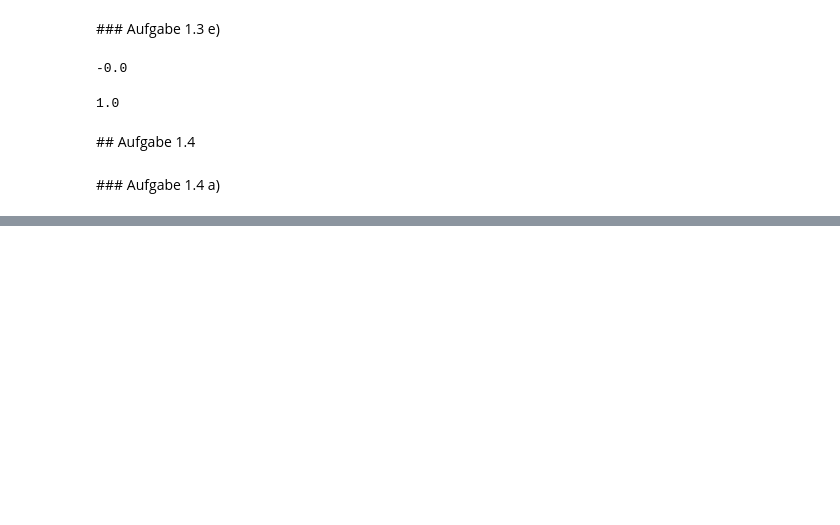
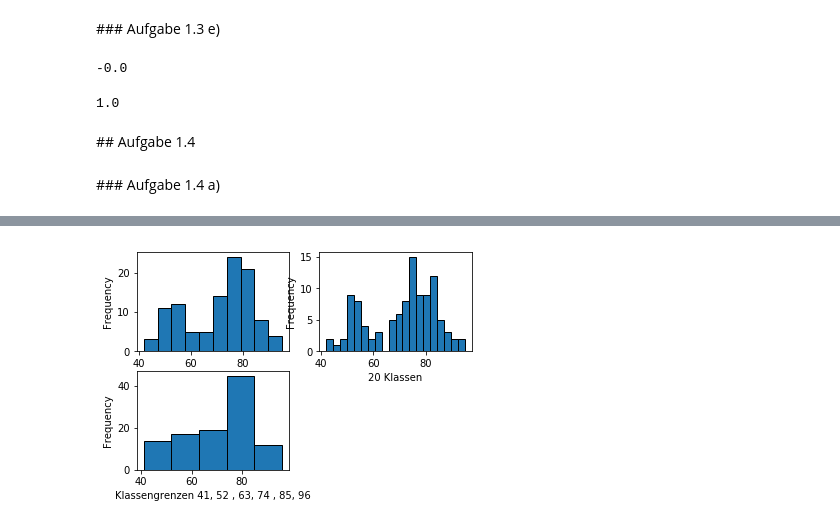
Before and after one commit to tschibu/hslu-stat-exercises, a Jupyter notebook: SW01_Exercise_Remo.ipynb, the cells around one changed output, grey strips where cells are left out. Saved outputs shown, nothing was run; the diff lists cells and outputs as text; code cells hidden in the pictures; blank space fills up the shorter version.

```diff
--- a/SW01_Exercise_Remo.ipynb
+++ b/SW01_Exercise_Remo.ipynb
@@ -362,0 +371,8 @@ z.std()
+# %%
+import pandas as pd
+import numpy as np
+import matplotlib.pyplot as plt
+from pandas import Series,DataFrame
+
+geysir = pd.read_table("data/geysir.dat", sep=" ", index_col=0)
+geysir.head()
@@ -362,0 +386,18 @@ z.std()
+# %%
+plt.subplot(221)
+geysir["Zeitspanne"].plot(kind="hist", edgecolor="black")
+plt.xlabel("10 Klassen")
+
+plt.subplot(222)
+geysir["Zeitspanne"].plot(kind="hist", bins=20, edgecolor="black")
+plt.xlabel("20 Klassen")
+
+plt.subplot(223)
+geysir["Zeitspanne"].plot(kind="hist",
+                          bins=np.arange(41,107,11),
+                          edgecolor="black")
+plt.xlabel("Klassengrenzen 41, 52 , 63, 74 , 85, 96")
+
+plt.show()
+# %% [output]
+[figure, added]
```
Also changed, not shown: parts of 9 cells of this notebook.
